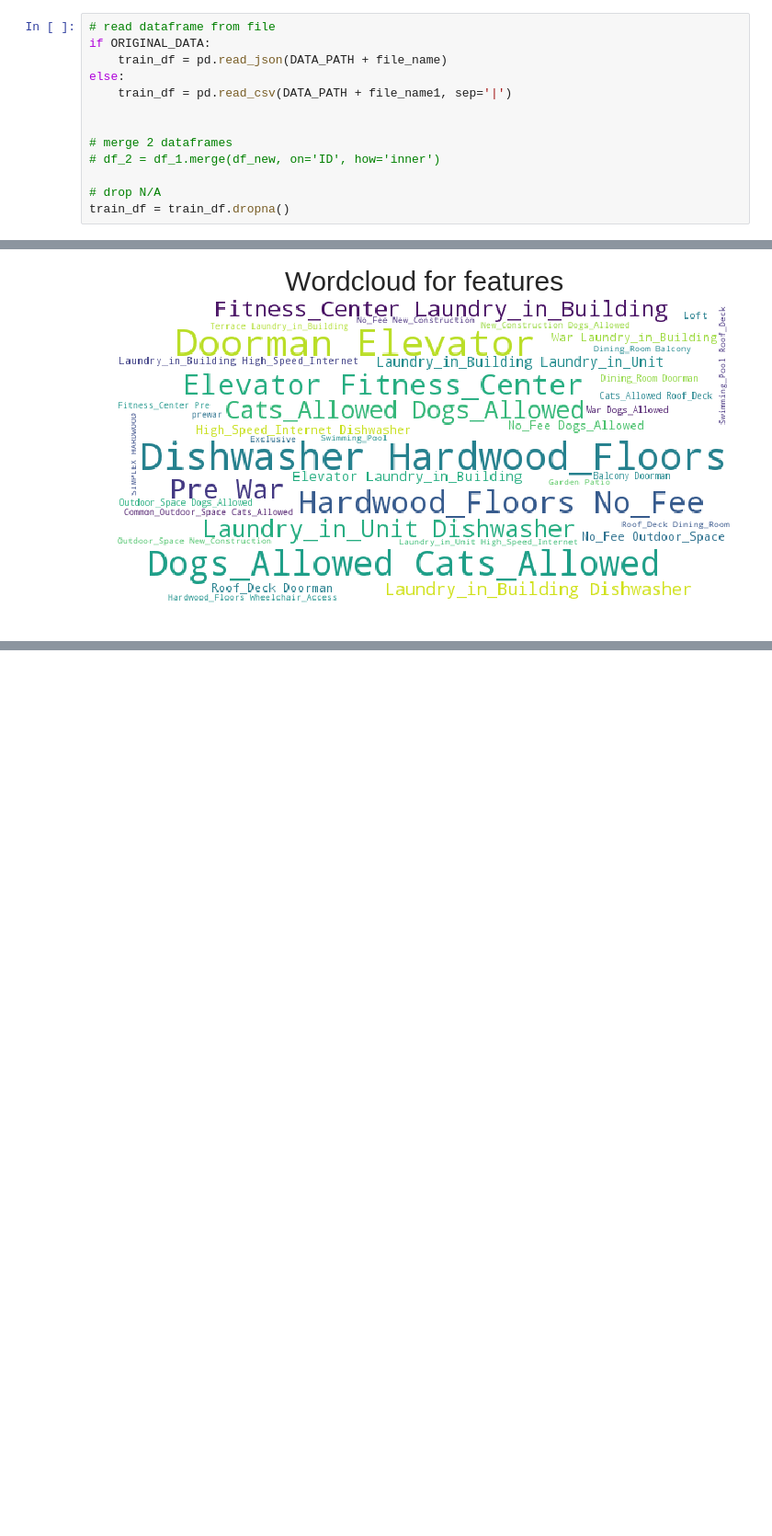
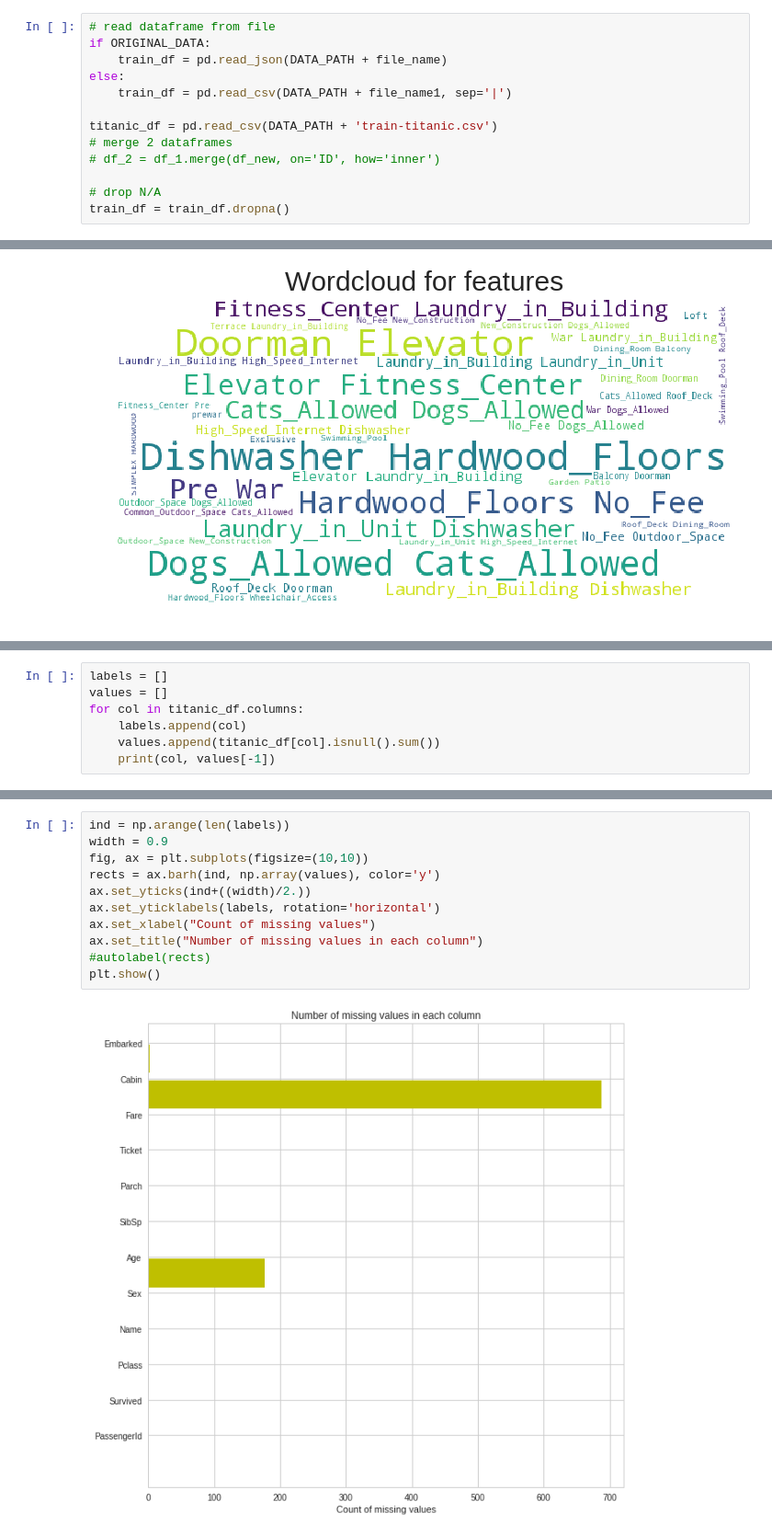
Before and after one commit to dsakovych/Data-Science, a Jupyter notebook: Python data analysis.ipynb, the cells around one changed output, grey strips where cells are left out. Shown at 92% size. Saved outputs shown, nothing was run; the diff lists cells and outputs as text; blank space fills up the shorter version.

```diff
--- a/Python data analysis.ipynb
+++ b/Python data analysis.ipynb
@@ -50,7 +50,7 @@ if ORIGINAL_DATA:
 else:
     train_df = pd.read_csv(DATA_PATH + file_name1, sep='|')
 
-
+titanic_df = pd.read_csv(DATA_PATH + 'train-titanic.csv')
 # merge 2 dataframes
 # df_2 = df_1.merge(df_new, on='ID', how='inner')
 
@@ -352,0 +355,7 @@ plt.show()
+# %%
+labels = []
+values = []
+for col in titanic_df.columns:
+    labels.append(col)
+    values.append(titanic_df[col].isnull().sum())
+    print(col, values[-1])
@@ -352,0 +375,13 @@ plt.show()
+# %%
+ind = np.arange(len(labels))
+width = 0.9
+fig, ax = plt.subplots(figsize=(10,10))
+rects = ax.barh(ind, np.array(values), color='y')
+ax.set_yticks(ind+((width)/2.))
+ax.set_yticklabels(labels, rotation='horizontal')
+ax.set_xlabel("Count of missing values")
+ax.set_title("Number of missing values in each column")
+#autolabel(rects)
+plt.show()
+# %% [output]
+[figure, added]
```
Also changed, not shown: parts of 5 cells of this notebook, 3 other files.
